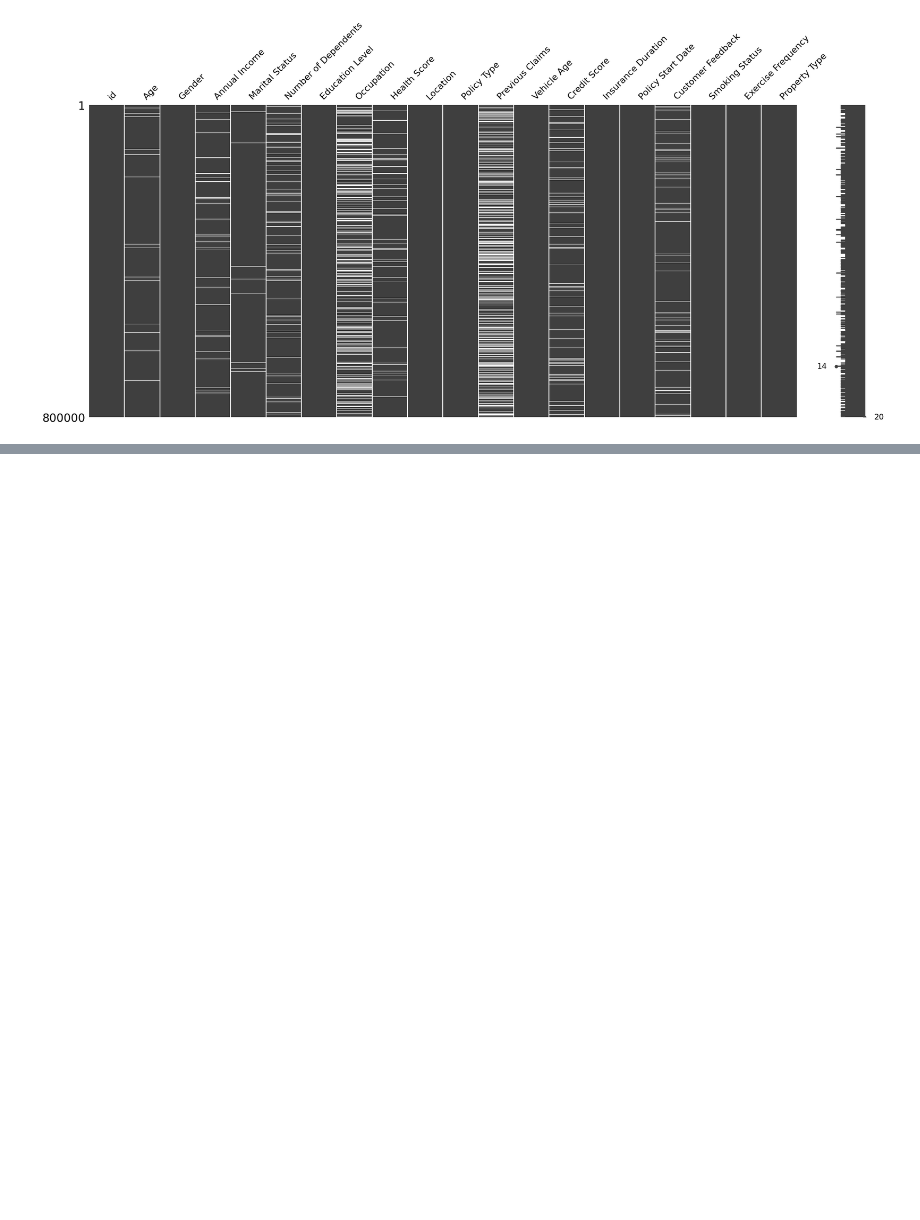
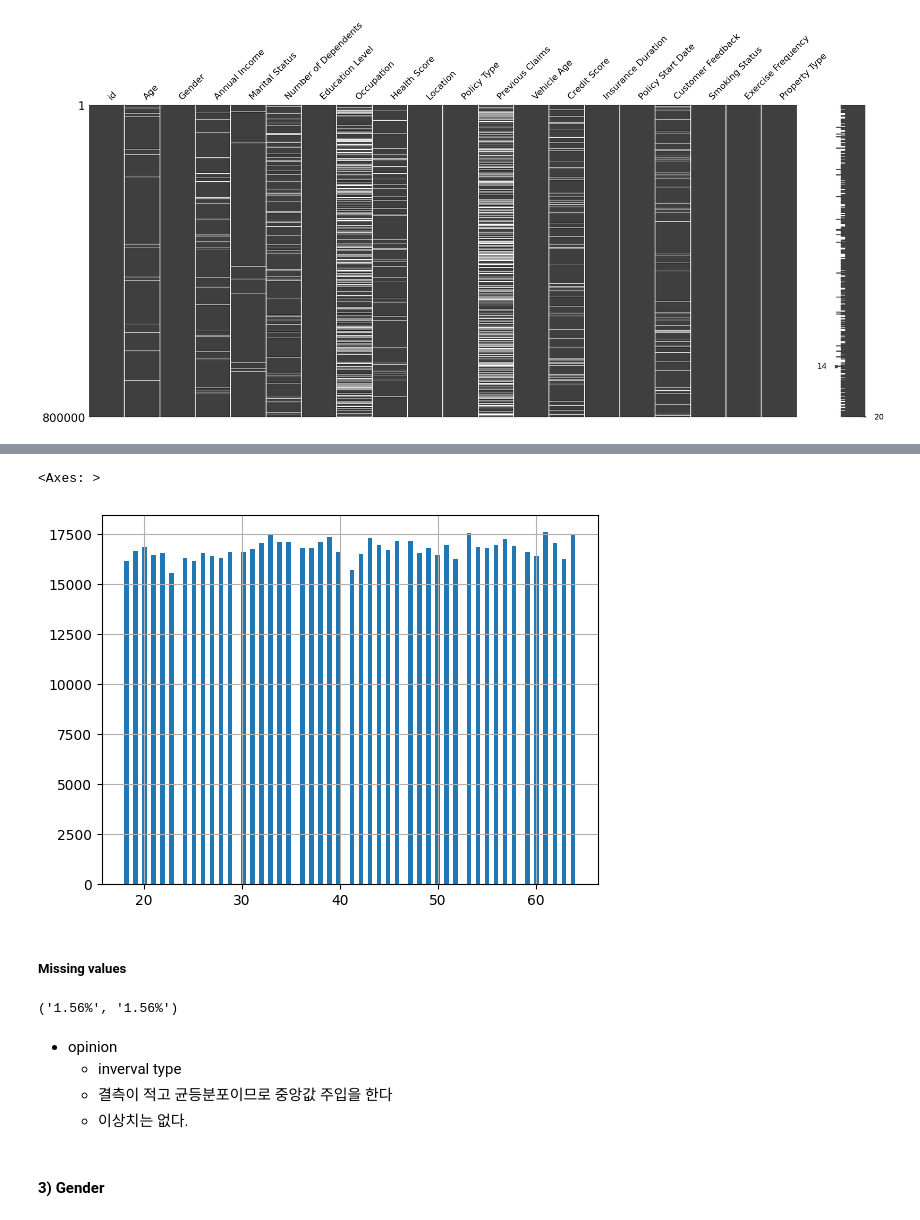
Before and after one commit to snaiws/kaggle, a Jupyter notebook: src/projects/Regression_with_an_Insurance_Dataset/EDA.ipynb, the cells around one changed output, grey strips where cells are left out. Drawn from its saved outputs; the diff is of its cells as text; code cells hidden in the pictures; blank space fills up the shorter version.

```diff
--- a/src/projects/Regression_with_an_Insurance_Dataset/EDA.ipynb
+++ b/src/projects/Regression_with_an_Insurance_Dataset/EDA.ipynb
@@ -238,0 +395,18 @@ Name: Premium Amount, Length: 1200000, dtype: float64
+# %%
+test['Age'].hist(bins=100)
+# %% [output]
+<Axes: >
+[figure, added]
+# %% [markdown]
+##### Missing values
+# %%
+# missing values 1
+cat = 'Age'
+calculate_mvrate(train[cat]), calculate_mvrate(test[cat])
+# %% [output]
+('1.56%', '1.56%')
+# %% [markdown]
+- opinion
+    - inverval type
+    - 결측이 적고 균등분포이므로 중앙값 주입을 한다
+    - 이상치는 없다.
@@ -238,0 +418,2 @@ Name: Premium Amount, Length: 1200000, dtype: float64
+# %% [markdown]
+#### 3) Gender
```
Also changed, not shown: parts of 335 cells of this notebook, 3 other files.
